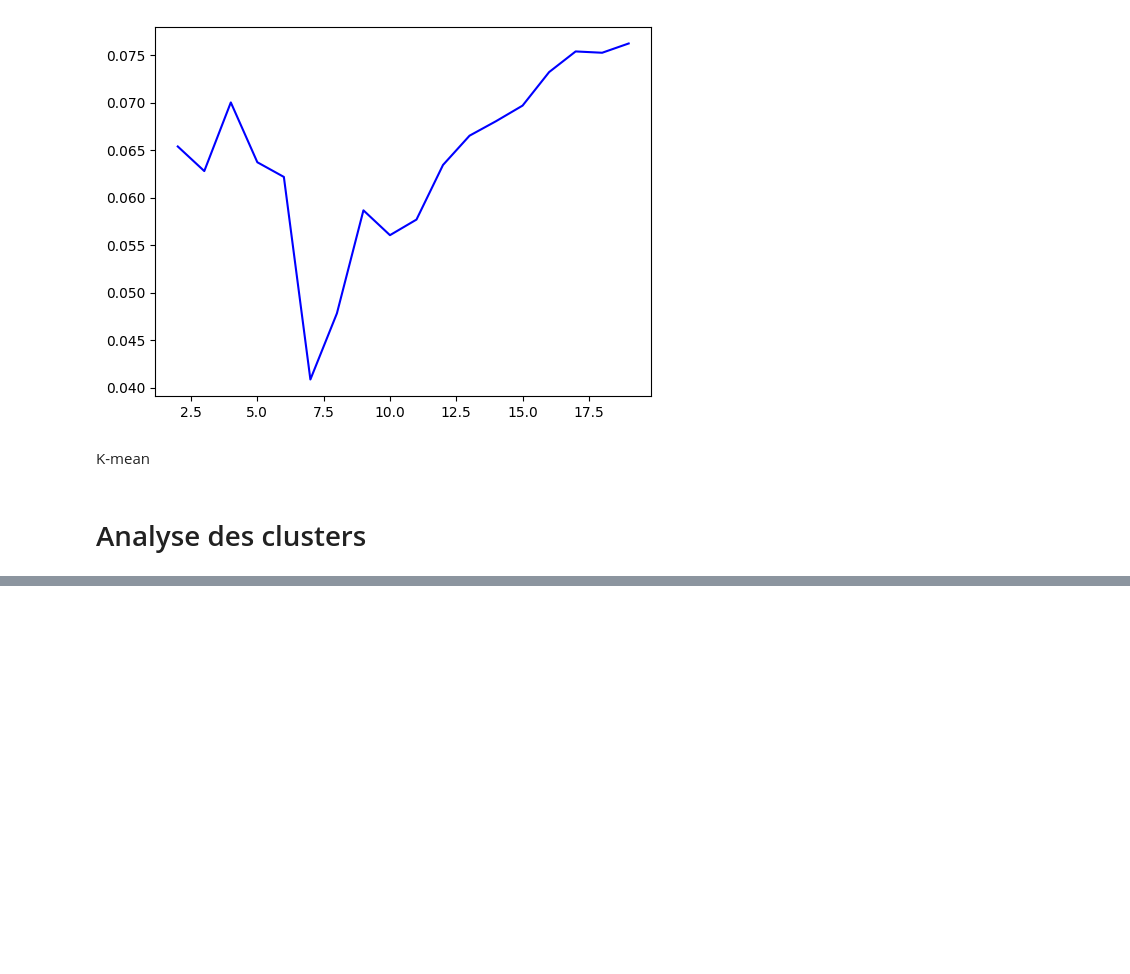
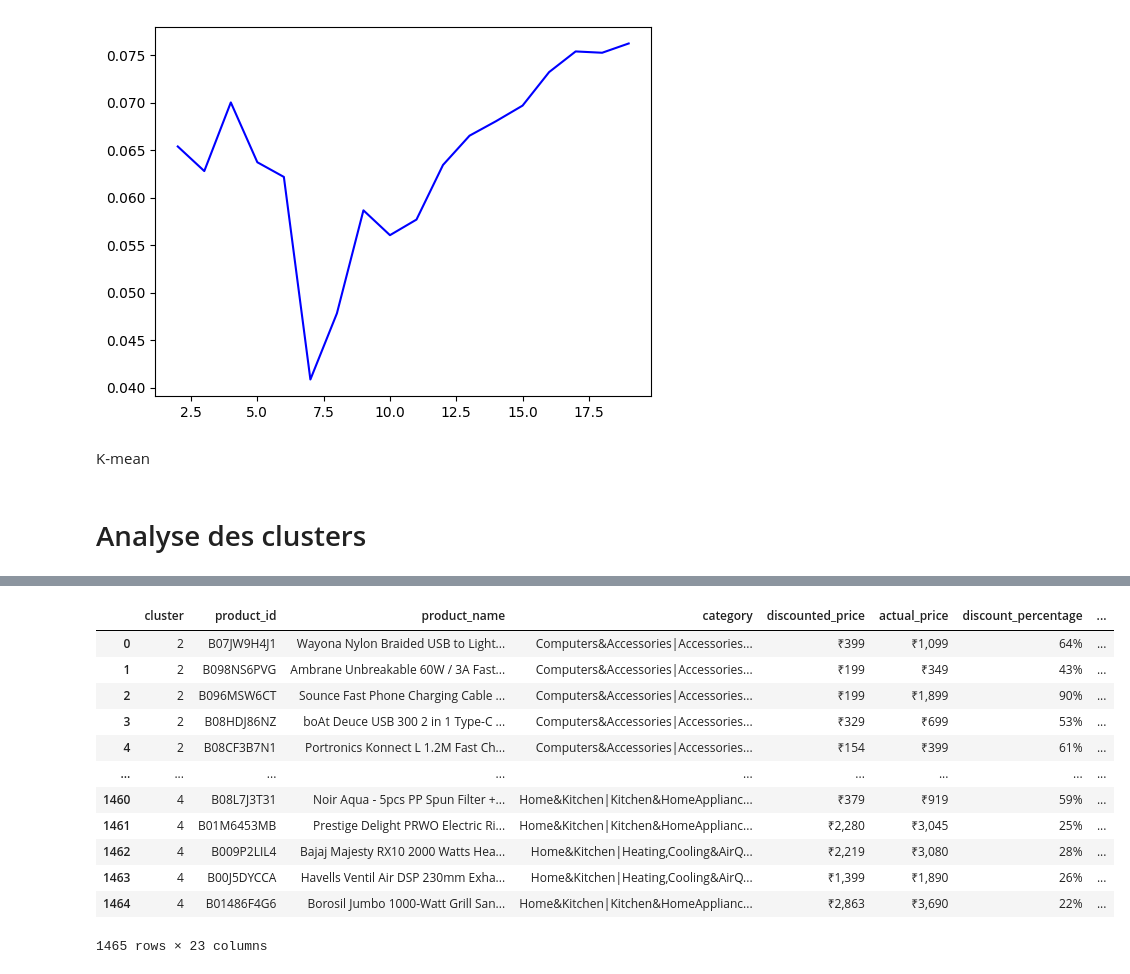
Before and after one commit to jawad-chemaou/quantum-black-hackathon, a Jupyter notebook: data_clustering/clustering_with_full_line_embedding.ipynb, the cells around one changed output, grey strips where cells are left out. Saved outputs shown, nothing was run; the diff lists cells and outputs as text; code cells hidden in the pictures; blank space fills up the shorter version.

```diff
--- a/data_clustering/clustering_with_full_line_embedding.ipynb
+++ b/data_clustering/clustering_with_full_line_embedding.ipynb
@@ -149,0 +188,23 @@ plt.show()
+# %%
+new_df = pd.concat([full_df, df], axis=1)
+order = ['cluster','product_id', 'product_name', 'category', 'discounted_price',
+       'actual_price', 'discount_percentage', 'rating', 'rating_count',
+       'about_product', 'user_id', 'user_name', 'review_id', 'review_title',
+       'review_content', 'img_link', 'product_link', 'stock',
+       'embedding', 'text', 'tsne1', 'tsne2', 'tsne3']
+new_df = new_df[order]
+new_df
+# %% [output]
+|  | cluster | product_id | product_name | category | discounted_price | actual_price | discount_percentage | ... |
+| 0 | 2 | B07JW9H4J1 | Wayona Nylon Braided USB to Light... | Computers&Accessories|Accessories... | ₹399 | ₹1,099 | 64% | ... |
+| 1 | 2 | B098NS6PVG | Ambrane Unbreakable 60W / 3A Fast... | Computers&Accessories|Accessories... | ₹199 | ₹349 | 43% | ... |
+| 2 | 2 | B096MSW6CT | Sounce Fast Phone Charging Cable ... | Computers&Accessories|Accessories... | ₹199 | ₹1,899 | 90% | ... |
+| 3 | 2 | B08HDJ86NZ | boAt Deuce USB 300 2 in 1 Type-C ... | Computers&Accessories|Accessories... | ₹329 | ₹699 | 53% | ... |
+| 4 | 2 | B08CF3B7N1 | Portronics Konnect L 1.2M Fast Ch... | Computers&Accessories|Accessories... | ₹154 | ₹399 | 61% | ... |
+| ... | ... | ... | ... | ... | ... | ... | ... | ... |
+| 1460 | 4 | B08L7J3T31 | Noir Aqua - 5pcs PP Spun Filter +... | Home&Kitchen|Kitchen&HomeApplianc... | ₹379 | ₹919 | 59% | ... |
+| 1461 | 4 | B01M6453MB | Prestige Delight PRWO Electric Ri... | Home&Kitchen|Kitchen&HomeApplianc... | ₹2,280 | ₹3,045 | 25% | ... |
+| 1462 | 4 | B009P2LIL4 | Bajaj Majesty RX10 2000 Watts Hea... | Home&Kitchen|Heating,Cooling&AirQ... | ₹2,219 | ₹3,080 | 28% | ... |
+| 1463 | 4 | B00J5DYCCA | Havells Ventil Air DSP 230mm Exha... | Home&Kitchen|Heating,Cooling&AirQ... | ₹1,399 | ₹1,890 | 26% | ... |
+| 1464 | 4 | B01486F4G6 | Borosil Jumbo 1000-Watt Grill San... | Home&Kitchen|Kitchen&HomeApplianc... | ₹2,863 | ₹3,690 | 22% | ... |
+1465 rows × 23 columns
```
Also changed, not shown: parts of 8 cells of this notebook, 2 other files.
